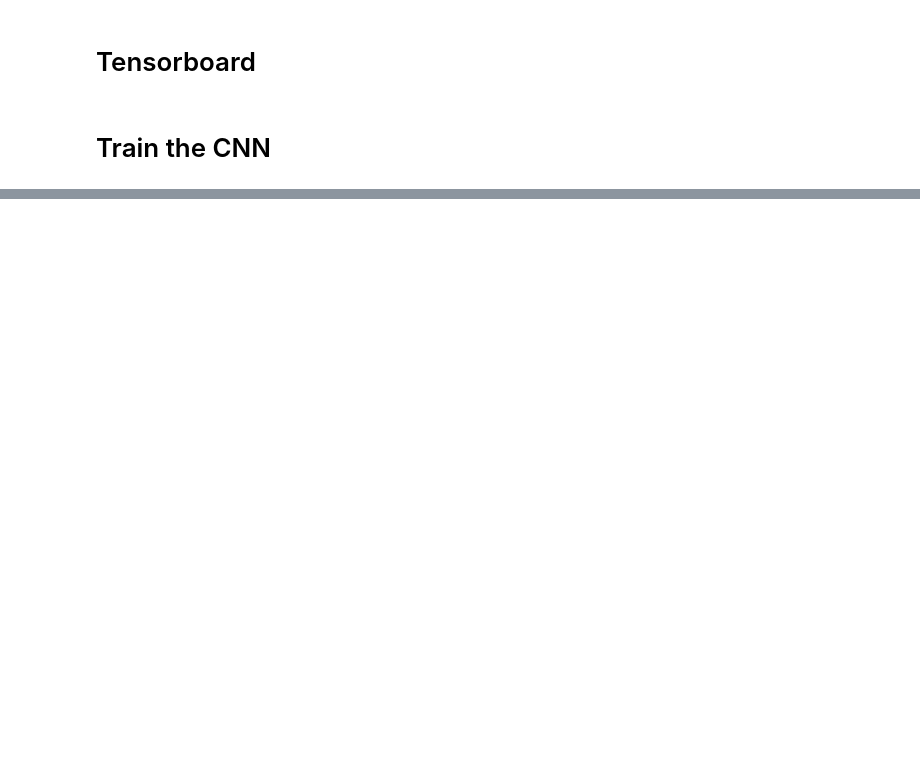
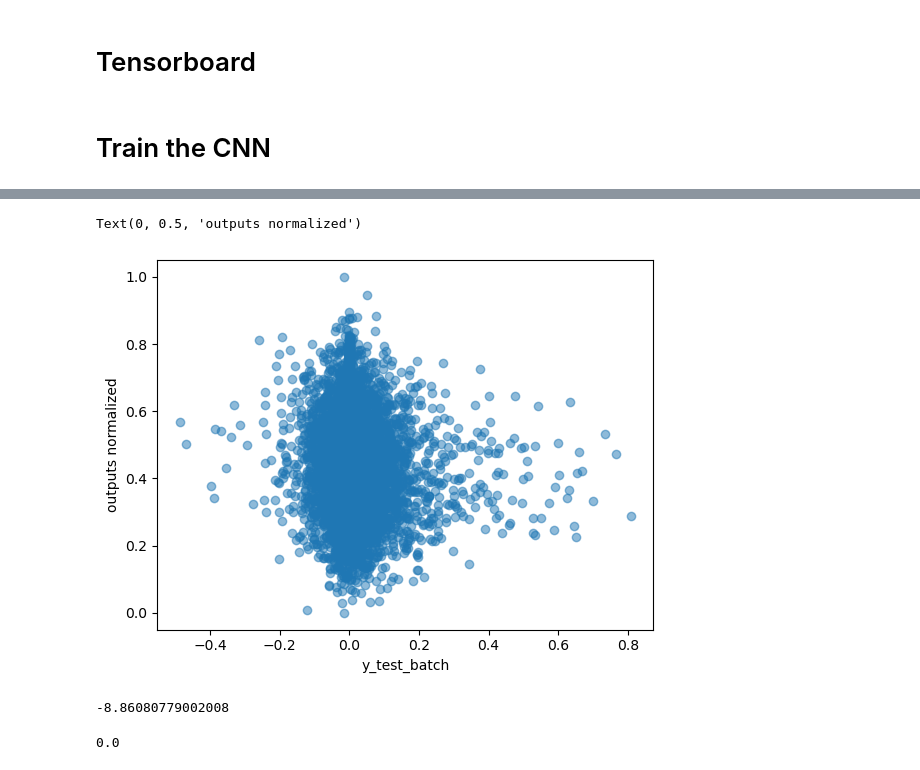
Before and after one commit to victor-radermecker/AdvancedLandCoverAnalytics-Pipeline, a Jupyter notebook: Notebooks/CNN.ipynb, the cells around one changed output, grey strips where cells are left out. Cells and saved outputs as stored; diff of their text form; code cells hidden in the pictures; blank space fills up the shorter version.

```diff
--- a/Notebooks/CNN.ipynb
+++ b/Notebooks/CNN.ipynb
@@ -235,0 +331,27 @@ KeyboardInterrupt:
+# %%
+# normalize outputs
+mean = outputs.mean()
+std = outputs.std()
+outputs_norm = (outputs - mean) / std
+
+
+outputs_norm = (outputs - outputs.min()) / (outputs.max() - outputs.min()).item()
+# %%
+# plot the y_test_batch versus the outputs
+plt.figure()
+plt.scatter(y_test_batch, outputs_norm, alpha=0.5)
+plt.xlabel("y_test_batch")
+plt.ylabel("outputs normalized")
+# %% [output]
+Text(0, 0.5, 'outputs normalized')
+[figure, added]
+# %%
+r2_score(outputs_norm, y_test_batch)
+# %% [output]
+-8.86080779002008
+# %%
+import numpy as np
+a = np.array(outputs_norm)
+a.min()
+# %% [output]
+0.0
```
Also changed, not shown: parts of 23 cells of this notebook, 1 other file.
